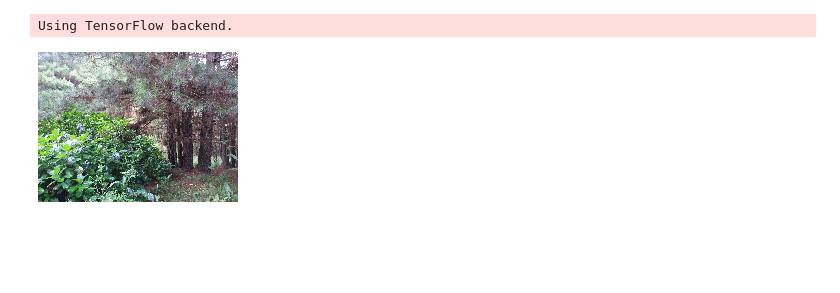
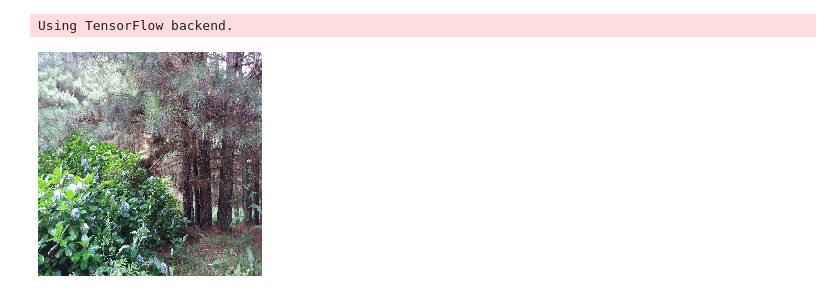
Before and after one commit to alekseisolovev/kaggle, a Jupyter notebook: invasive-species/nn_vgg16.ipynb, the cells around one changed output. Saved outputs shown, nothing was run; the diff lists cells and outputs as text; code cells hidden in the pictures; blank space fills up the shorter version.

```diff
--- a/invasive-species/nn_vgg16.ipynb
+++ b/invasive-species/nn_vgg16.ipynb
@@ -203,10 +202,10 @@ Using TensorFlow backend.
 # %%
 from keras.preprocessing.image import img_to_array, load_img
 
-test_img = load_img('test/1.jpg', target_size=(150,200))
+test_img = load_img('test/1.jpg', target_size=(224,224))
 test_img
 # %% [output]
-[figure, old version]
+[figure, new version]
 # %%
 test_img = img_to_array(test_img)
 test_img = test_img.reshape((1,) + test_img.shape) / 255
```
Also changed, not shown: parts of 24 cells of this notebook.
